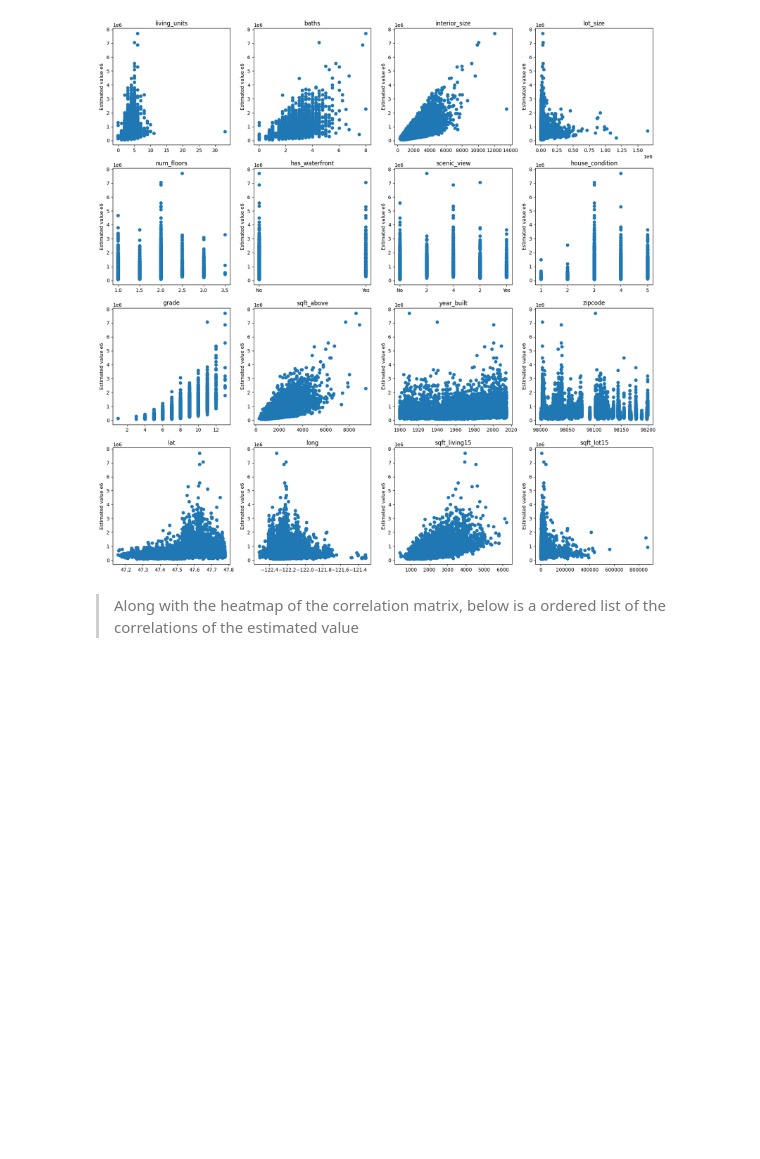
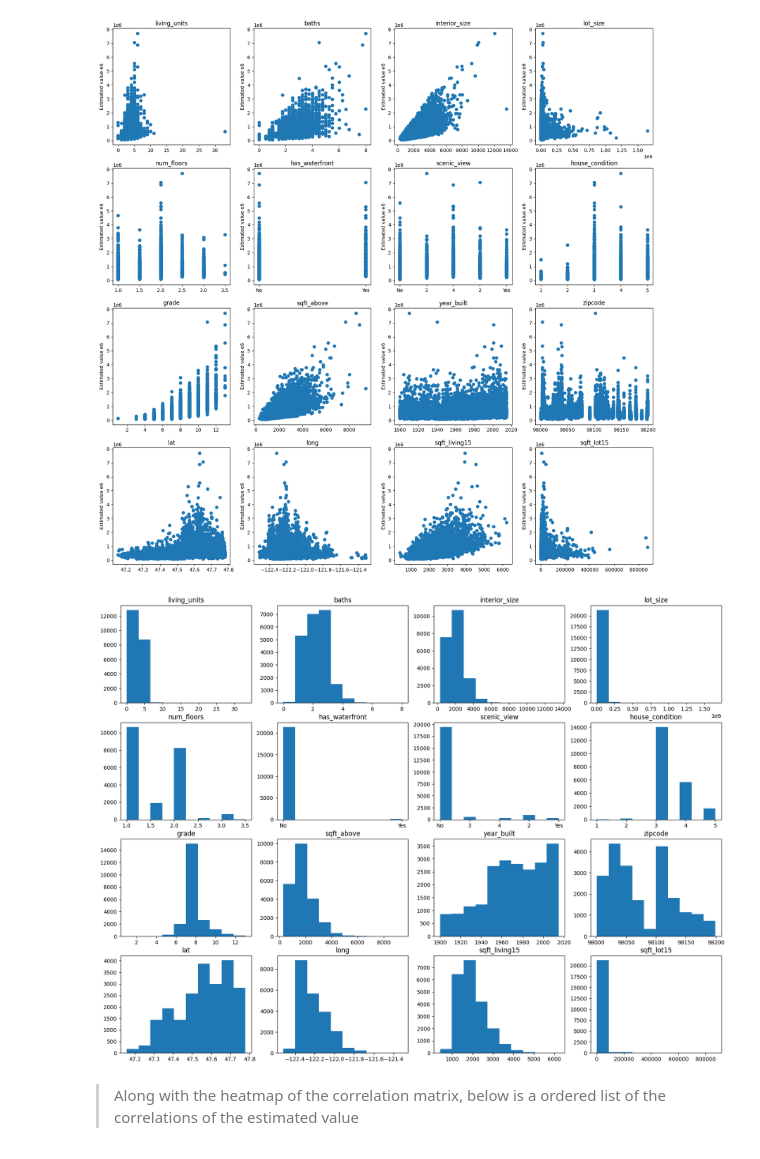
Before and after one commit to Abel-Lagonell/Machine_Learning, a Jupyter notebook: Project_1_Regression_Models.ipynb, the cells around one changed output. Cells and saved outputs as stored; diff of their text form; code cells hidden in the pictures; blank space fills up the shorter version.

```diff
--- a/Project_1_Regression_Models.ipynb
+++ b/Project_1_Regression_Models.ipynb
@@ -36,7 +36,7 @@ import pandas as pd
 import matplotlib.pyplot as plt
 
 df = pd.DataFrame(pd.read_csv('./House_Sales_Dataset.csv'))
-df["date"] = pd.to_datetime(df["date"], format='%Y%m%dT%H%M%S')
+#df["date"] = pd.to_datetime(df["date"], format='%Y%m%dT%H%M%S')
 
 fig, axes = plt.subplots(ncols=4, nrows=4, figsize=(20,20))
 axes = axes.flatten()
@@ -46,6 +46,14 @@ for ax, column in zip(axes, df.columns[3:]):
     ax.set_title(column)
 # %% [output]
 [figure]
+# %%
+fig, axes = plt.subplots(ncols=4, nrows=4, figsize=(20,15))
+axes = axes.flatten()
+for ax, column in zip(axes, df.columns[3:]):
+    ax.hist( x=df[column])
+    ax.set_title(column)
+# %% [output]
+[figure, added]
 # %% [markdown]
 > Along with the heatmap of the correlation matrix, below is a ordered list of the correlations of the estimated value
 # %%
```
Also changed, not shown: parts of 15 cells of this notebook.
